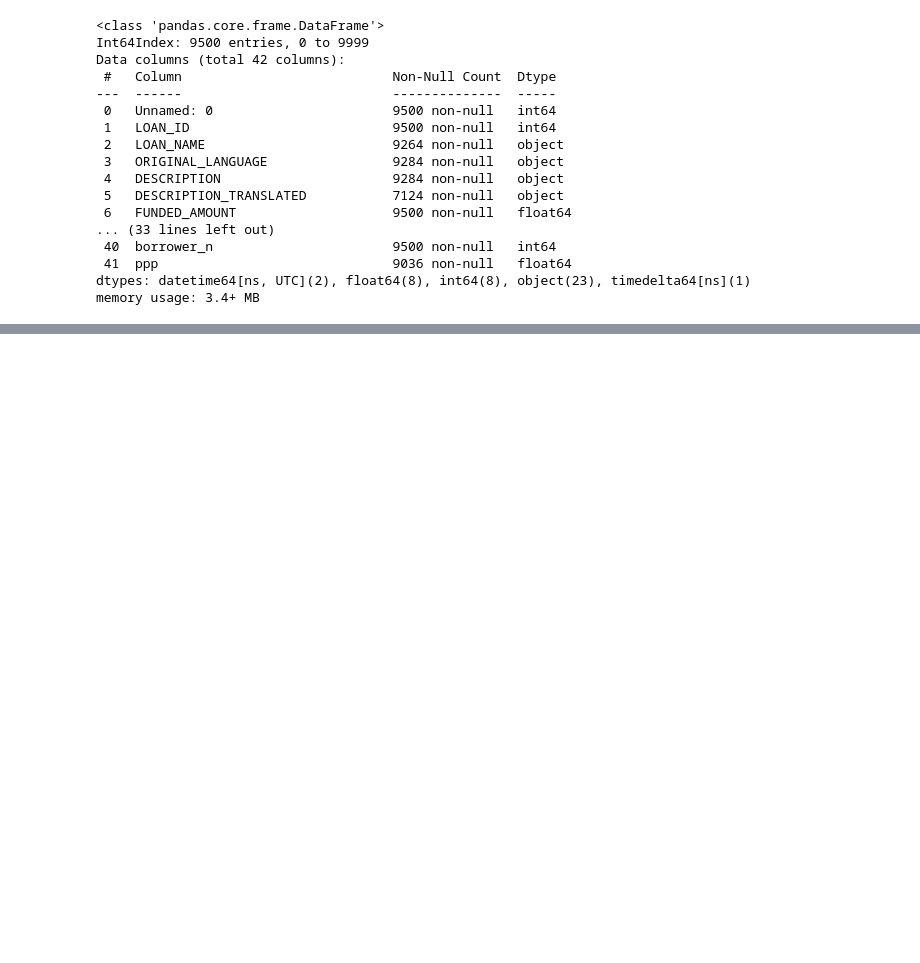
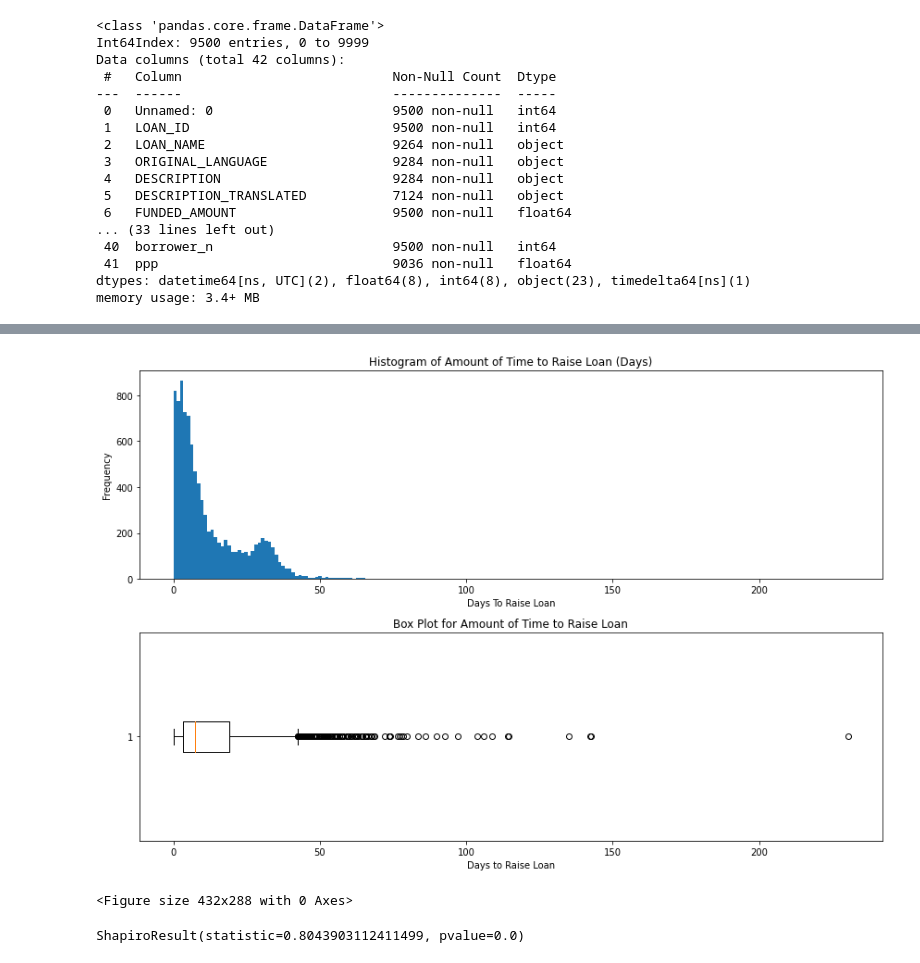
Before and after one commit to mcdimant/kiva_analysis, a Jupyter notebook: notebooks/kiva_clean.ipynb, the cells around one changed output, grey strips where cells are left out. Drawn from its saved outputs; the diff is of its cells as text; code cells hidden in the pictures; blank space fills up the shorter version.

```diff
--- a/notebooks/kiva_clean.ipynb
+++ b/notebooks/kiva_clean.ipynb
@@ -161,0 +278,19 @@ Name: ppp_val, Length: 9500, dtype: float64
+# %%
+fig, ax = plt.subplots(2,figsize=(12,8))
+ax[0].hist(loan['loanspeed_days'], bins=200, label='histogram',)
+ax[0].set_title('Histogram of Amount of Time to Raise Loan (Days)')
+ax[0].set_xlabel('Days To Raise Loan')
+ax[0].set_ylabel('Frequency')
+ax[1].boxplot(loan['loanspeed_days'], vert=False)
+ax[1].set_title('Box Plot for Amount of Time to Raise Loan')
+ax[1].set_xlabel('Days to Raise Loan')
+plt.tight_layout()
+plt.show()
+plt.savefig('../images/histobox.png')
+# %% [output]
+[figure, added]
+<Figure size 432x288 with 0 Axes>
+# %%
+stats.shapiro(loan['loanspeed_days'])
+# %% [output]
+ShapiroResult(statistic=0.8043903112411499, pvalue=0.0)
```
Also changed, not shown: parts of 14 cells of this notebook.
